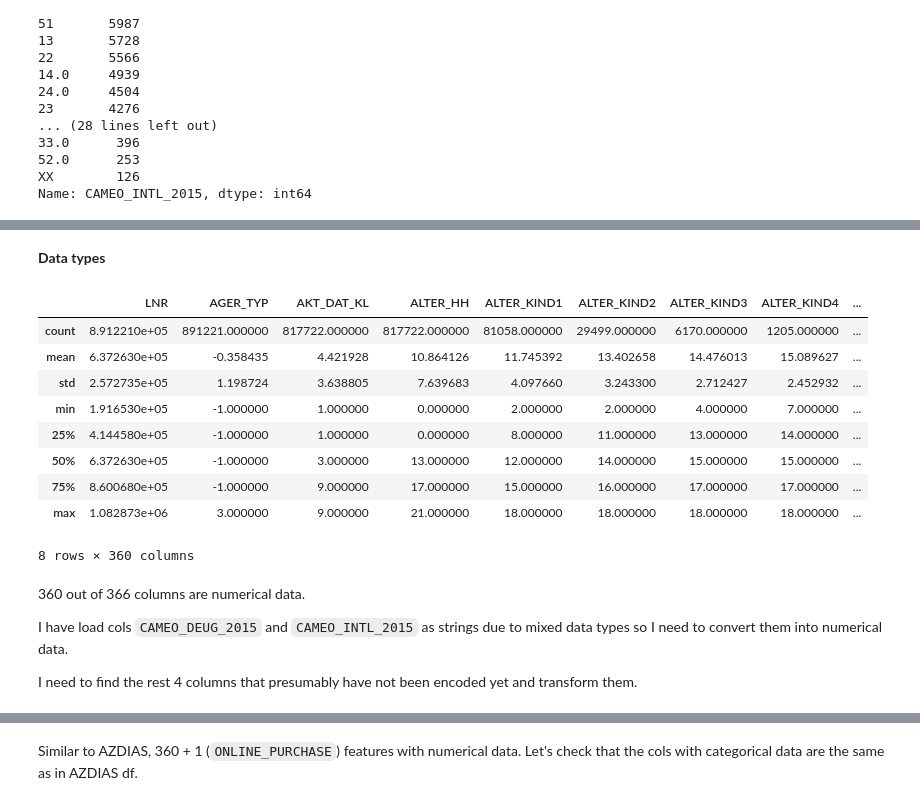
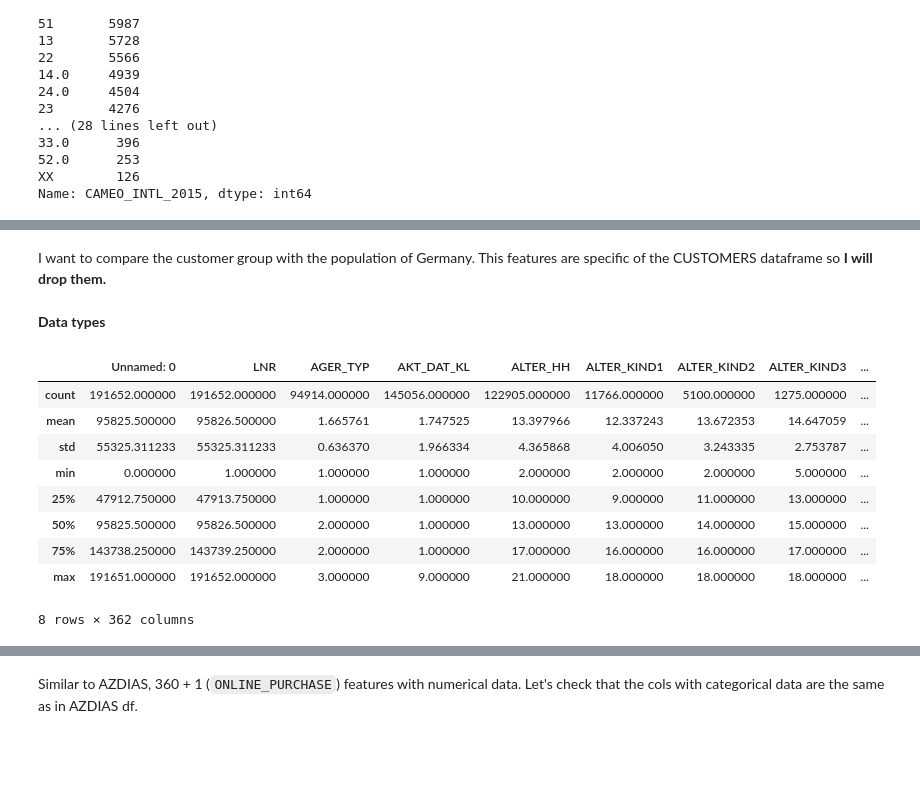
Before and after one commit to bergr7/Bertelsmann_Arvato_Project, a Jupyter notebook: notebooks/Arvato_EDA.ipynb, the cells around one changed output, grey strips where cells are left out. Cells and saved outputs as stored; diff of their text form; code cells hidden in the pictures; blank space fills up the shorter version.

Commit message:
update: Changes in the EDA Updates to the EDA notebook. New approach to EDA of AZDIAS and CUSTOMERS

```diff
--- a/notebooks/Arvato_EDA.ipynb
+++ b/notebooks/Arvato_EDA.ipynb
@@ -38,0 +117,4 @@ customers = pd.read_csv('../data/Udacity_CUSTOMERS_052018.csv')
+# %%
+# load in attributes.csv
+attributes = pd.read_csv('../data/attributes.csv', sep=';', names=['Type', 'Unknown'])
+attributes.head()
@@ -264,0 +480,34 @@ These seem to be the same individuals that have some data missing. I will go for
+# %%
+def map_unknowns(attributes, df):
+    """It maps unknown values identified during data exploration to NaN's.
+    Parameters
+    __________
+    :param attributes: Attributes pandas DataFrame.
+    :param df: df: AZDIAS or CUSTOMERS Pandas DataFrame
+    __________
+    :return: mapped_df: AZDIAS or CUSTOMERS Pandas DataFrame with unknown values mapped to NaN's
+    """
+    # create a dict with original dtypes for each column
+    original_dtypes = dict()
+    for col in df.columns:
+        original_dtypes[col] = str(df[col].dtype)
+
+    # convert all columns to object type
+    df.astype(dtype='str')
+    # loop through all attributes
+    for attribute in attributes.index:
+        # for each attribute, retrieve a list with unknown values
+        unknowns_list = attributes['Unknown'].loc[attribute].strip('][').split(', ')[0].split(',')
+        # if there are unknown values, map them to NaN's
+        if unknowns_list != ['']:
+            if attribute in ['CAMEO_DEUG_2015', 'CAMEO_DEU_2015', 'CAMEO_INTL_2015']:
+                df.loc[df[attribute].isin(['X','XX', '-1']), attribute] = np.nan
+            else:
+                df.loc[df[attribute].isin(unknowns_list), attribute] = np.nan
+
+    # transform columns to original dtypes
+    df.astype(original_dtypes, errors='ignore')
+
+    mapped_df = df
+
+    return mapped_df
@@ -264,0 +689,2 @@ These seem to be the same individuals that have some data missing. I will go for
+# %%
+mapped_customers = map_unknowns(attributes=attributes, df=customers)
@@ -265,21 +850,17 @@ These seem to be the same individuals that have some data missing. I will go for
+# %% [markdown]
+I want to compare the customer group with the population of Germany. This features are specific of the CUSTOMERS dataframe so **I will drop them.**
 # %% [markdown]
 **Data types**
 # %%
-azdias.describe()
+mapped_customers.describe()
 # %% [output]
-|  | LNR | AGER_TYP | AKT_DAT_KL | ALTER_HH | ALTER_KIND1 | ALTER_KIND2 | ALTER_KIND3 | ALTER_KIND4 | ... |
-| count | 8.912210e+05 | 891221.000000 | 817722.000000 | 817722.000000 | 81058.000000 | 29499.000000 | 6170.000000 | 1205.000000 | ... |
-| mean | 6.372630e+05 | -0.358435 | 4.421928 | 10.864126 | 11.745392 | 13.402658 | 14.476013 | 15.089627 | ... |
-| std | 2.572735e+05 | 1.198724 | 3.638805 | 7.639683 | 4.097660 | 3.243300 | 2.712427 | 2.452932 | ... |
-| min | 1.916530e+05 | -1.000000 | 1.000000 | 0.000000 | 2.000000 | 2.000000 | 4.000000 | 7.000000 | ... |
-| 25% | 4.144580e+05 | -1.000000 | 1.000000 | 0.000000 | 8.000000 | 11.000000 | 13.000000 | 14.000000 | ... |
-| 50% | 6.372630e+05 | -1.000000 | 3.000000 | 13.000000 | 12.000000 | 14.000000 | 15.000000 | 15.000000 | ... |
-| 75% | 8.600680e+05 | -1.000000 | 9.000000 | 17.000000 | 15.000000 | 16.000000 | 17.000000 | 17.000000 | ... |
-| max | 1.082873e+06 | 3.000000 | 9.000000 | 21.000000 | 18.000000 | 18.000000 | 18.000000 | 18.000000 | ... |
+|  | Unnamed: 0 | LNR | AGER_TYP | AKT_DAT_KL | ALTER_HH | ALTER_KIND1 | ALTER_KIND2 | ALTER_KIND3 | ... |
+| count | 191652.000000 | 191652.000000 | 94914.000000 | 145056.000000 | 122905.000000 | 11766.000000 | 5100.000000 | 1275.000000 | ... |
+| mean | 95825.500000 | 95826.500000 | 1.665761 | 1.747525 | 13.397966 | 12.337243 | 13.672353 | 14.647059 | ... |
+| std | 55325.311233 | 55325.311233 | 0.636370 | 1.966334 | 4.365868 | 4.006050 | 3.243335 | 2.753787 | ... |
+| min | 0.000000 | 1.000000 | 1.000000 | 1.000000 | 2.000000 | 2.000000 | 2.000000 | 5.000000 | ... |
+| 25% | 47912.750000 | 47913.750000 | 1.000000 | 1.000000 | 10.000000 | 9.000000 | 11.000000 | 13.000000 | ... |
+| 50% | 95825.500000 | 95826.500000 | 2.000000 | 1.000000 | 13.000000 | 13.000000 | 14.000000 | 15.000000 | ... |
+| 75% | 143738.250000 | 143739.250000 | 2.000000 | 1.000000 | 17.000000 | 16.000000 | 16.000000 | 17.000000 | ... |
+| max | 191651.000000 | 191652.000000 | 3.000000 | 9.000000 | 21.000000 | 18.000000 | 18.000000 | 18.000000 | ... |
-8 rows × 360 columns
+8 rows × 362 columns
-# %% [markdown]
-360 out of 366 columns are numerical data.
-
-I have load cols `CAMEO_DEUG_2015` and `CAMEO_INTL_2015` as strings due to mixed data types so I need to convert them into numerical data.
-
-I need to find the rest 4 columns that presumably have not been encoded yet and transform them.
```
Also changed, not shown: parts of 151 cells of this notebook.
